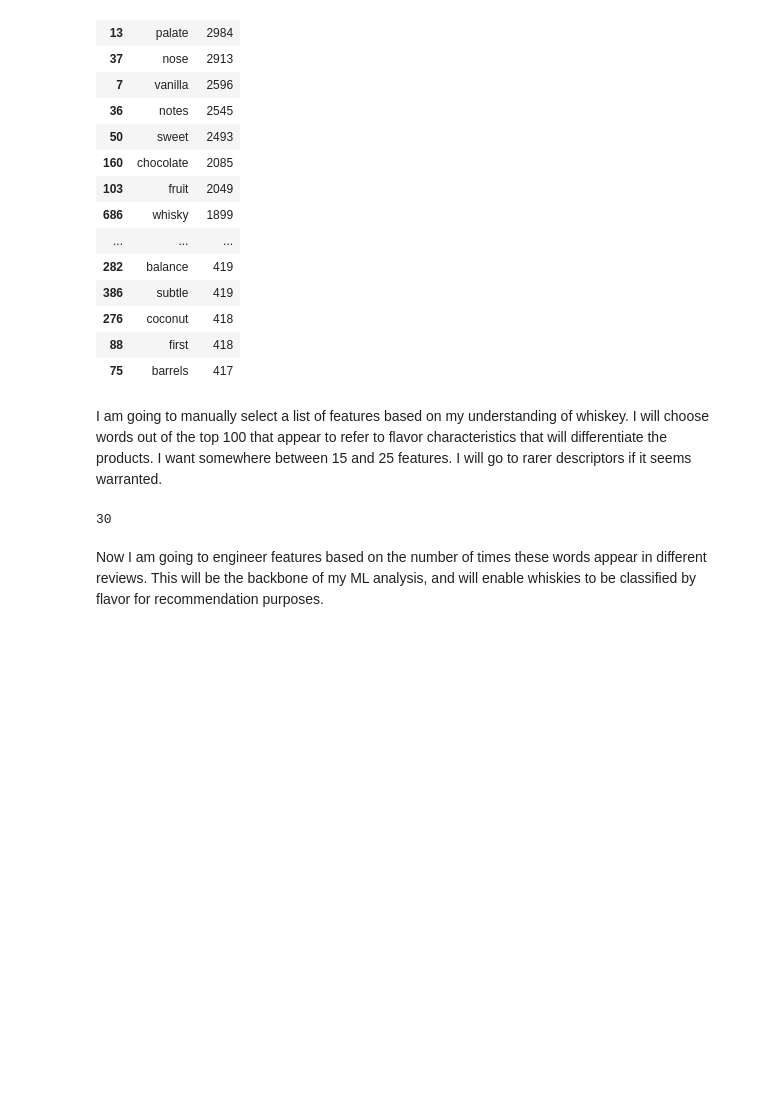
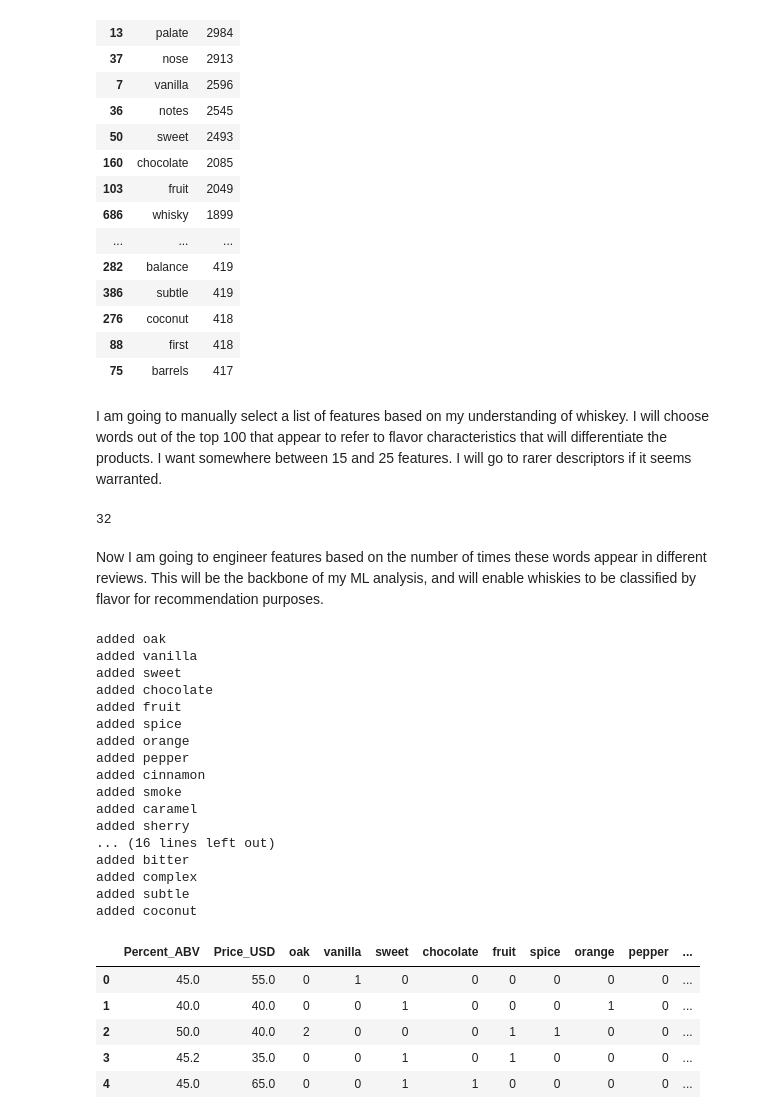
Before and after one commit to gspahlin/WhiskyAdvocate_ETL, a Jupyter notebook: whiskey_explore_and_clean.ipynb, the cells around one changed output. Drawn from its saved outputs; the diff is of its cells as text; code cells hidden in the pictures; blank space fills up the shorter version.

```diff
--- a/whiskey_explore_and_clean.ipynb
+++ b/whiskey_explore_and_clean.ipynb
@@ -541,10 +552,63 @@ I want somewhere between 15 and 25 features. I will go to rarer descriptors if i
 # %%
 feature_words = ['oak', 'vanilla', 'sweet', 'chocolate', 'fruit', 'spice', 'orange', 'pepper', 'cinnamon', 'smoke', 'caramel',
                  'sherry', 'toffee', 'honey', 'apple', 'citrus', 'ginger', 'peat', 'lemon', 'dry', 'leather', 'sugar', 'cherry',
-                 'toasted', 'tobacco', 'licorice', 'bitter', 'complex', 'subtle', 'coconut']
+                 'toasted', 'tobacco', 'licorice', 'nuts', 'floral', 'bitter', 'complex', 'subtle', 'coconut']
 
 print(len(feature_words))
 # %% [output]
-30
+32
 # %% [markdown]
 Now I am going to engineer features based on the number of times these words appear in different reviews. This will be the backbone of my ML analysis, and will enable whiskies to be classified by flavor for recommendation purposes.
+# %%
+#I need to look through the whiskey reviews and count the interesting words, adding each to a dataframe specifically for use
+#with ML
+
+whis_ml_df = whis_df[['Percent_ABV', 'Price_USD']].copy()
+
+for f in feature_words:
+    #initialize an array and counter
+    f_array = []
+    f_count = 0
+
+    #look through he reviews in my list of NLP manipulated reviews
+    for rev in processed_revs:
+        f_array.append(0)
+
+        #when the f word if found add 1 to the initial value of zero
+        for r in rev:
+            if r == f:
+                f_array[f_count] += 1
+
+        f_count += 1
+
+    #add f_array as a feature of whis_ml_df
+
+    whis_ml_df[f] = f_array
+
+    print(f'added {f}')
+
+whis_ml_df.head()
+# %% [output]
+added oak
+added vanilla
+added sweet
+added chocolate
+added fruit
+added spice
+added orange
+added pepper
+added cinnamon
+added smoke
+added caramel
+added sherry
+... (16 lines left out)
+added bitter
+added complex
+added subtle
+added coconut
+|  | Percent_ABV | Price_USD | oak | vanilla | sweet | chocolate | fruit | spice | orange | pepper | ... |
+| 0 | 45.0 | 55.0 | 0 | 1 | 0 | 0 | 0 | 0 | 0 | 0 | ... |
+| 1 | 40.0 | 40.0 | 0 | 0 | 1 | 0 | 0 | 0 | 1 | 0 | ... |
+| 2 | 50.0 | 40.0 | 2 | 0 | 0 | 0 | 1 | 1 | 0 | 0 | ... |
+| 3 | 45.2 | 35.0 | 0 | 0 | 1 | 0 | 1 | 0 | 0 | 0 | ... |
+| 4 | 45.0 | 65.0 | 0 | 0 | 1 | 1 | 0 | 0 | 0 | 0 | ... |
```
Also changed, not shown: parts of 3 cells of this notebook.
